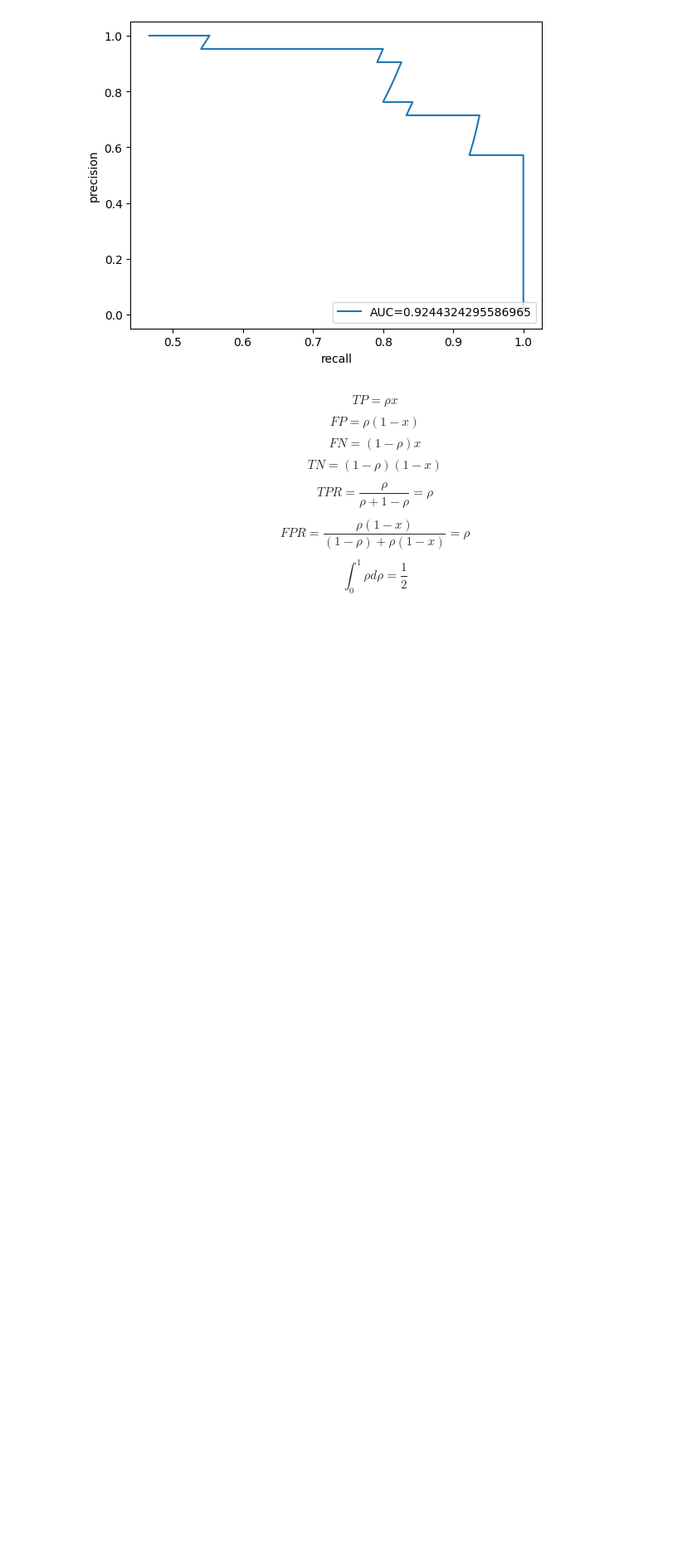
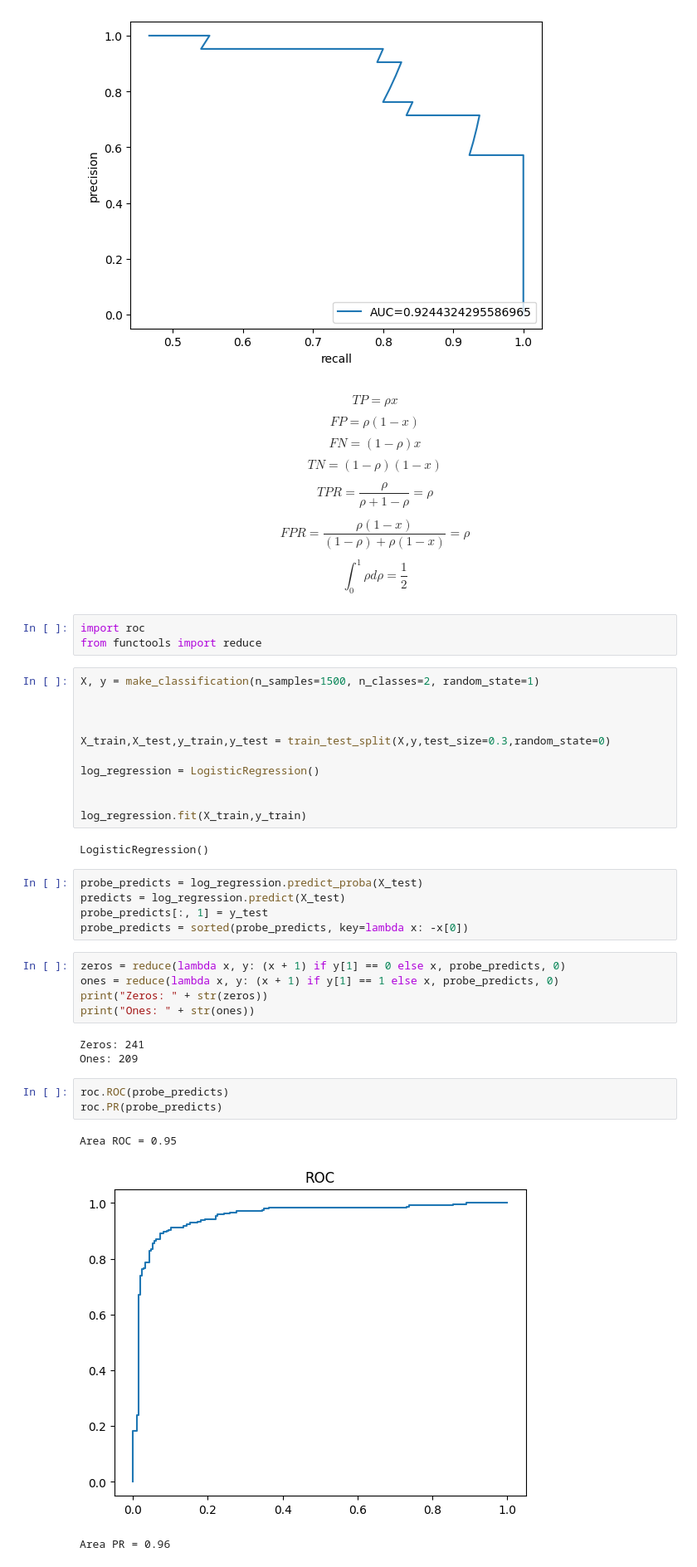
Before and after one commit to Mixail-laboratory/MachineLearning, a Jupyter notebook: Task0.ipynb, the cells around one changed output. Shown at 83% size. Cells and saved outputs as stored; diff of their text form; blank space fills up the shorter version.

```diff
--- a/Task0.ipynb
+++ b/Task0.ipynb
@@ -71,3 +71,39 @@ $$ TPR = \frac{\rho}{\rho + 1 - \rho} = \rho$$
 $$ FPR = \frac{\rho(1- x)}{(1 - \rho) + \rho(1 - x)} = \rho$$
 
 $$ \int_{0}^{1} \rho d\rho  = \frac{1}{2}$$
+# %%
+import roc
+from functools import reduce
+# %%
+X, y = make_classification(n_samples=1500, n_classes=2, random_state=1)
+
+
+
+X_train,X_test,y_train,y_test = train_test_split(X,y,test_size=0.3,random_state=0)
+
+log_regression = LogisticRegression()
+
+
+log_regression.fit(X_train,y_train)
+# %% [output]
+LogisticRegression()
+# %%
+probe_predicts = log_regression.predict_proba(X_test)
+predicts = log_regression.predict(X_test)
+probe_predicts[:, 1] = y_test
+probe_predicts = sorted(probe_predicts, key=lambda x: -x[0])
+# %%
+zeros = reduce(lambda x, y: (x + 1) if y[1] == 0 else x, probe_predicts, 0)
+ones = reduce(lambda x, y: (x + 1) if y[1] == 1 else x, probe_predicts, 0)
+print("Zeros: " + str(zeros))
+print("Ones: " + str(ones))
+# %% [output]
+Zeros: 241
+Ones: 209
+# %%
+roc.ROC(probe_predicts)
+roc.PR(probe_predicts)
+# %% [output]
+Area ROC = 0.95
+[figure, added]
+Area PR = 0.96
```
Also changed, not shown: parts of 1 cell of this notebook, 3 other files.
